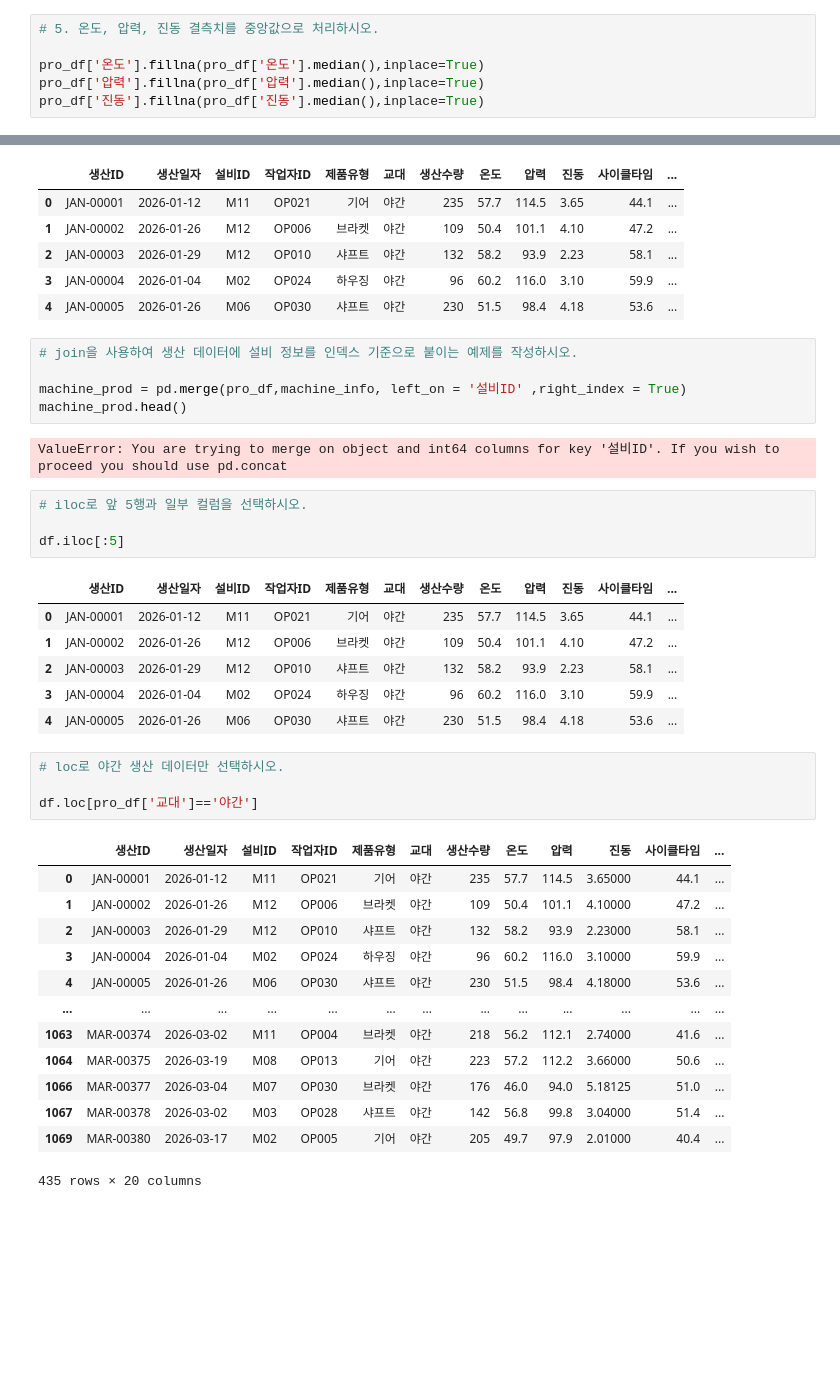
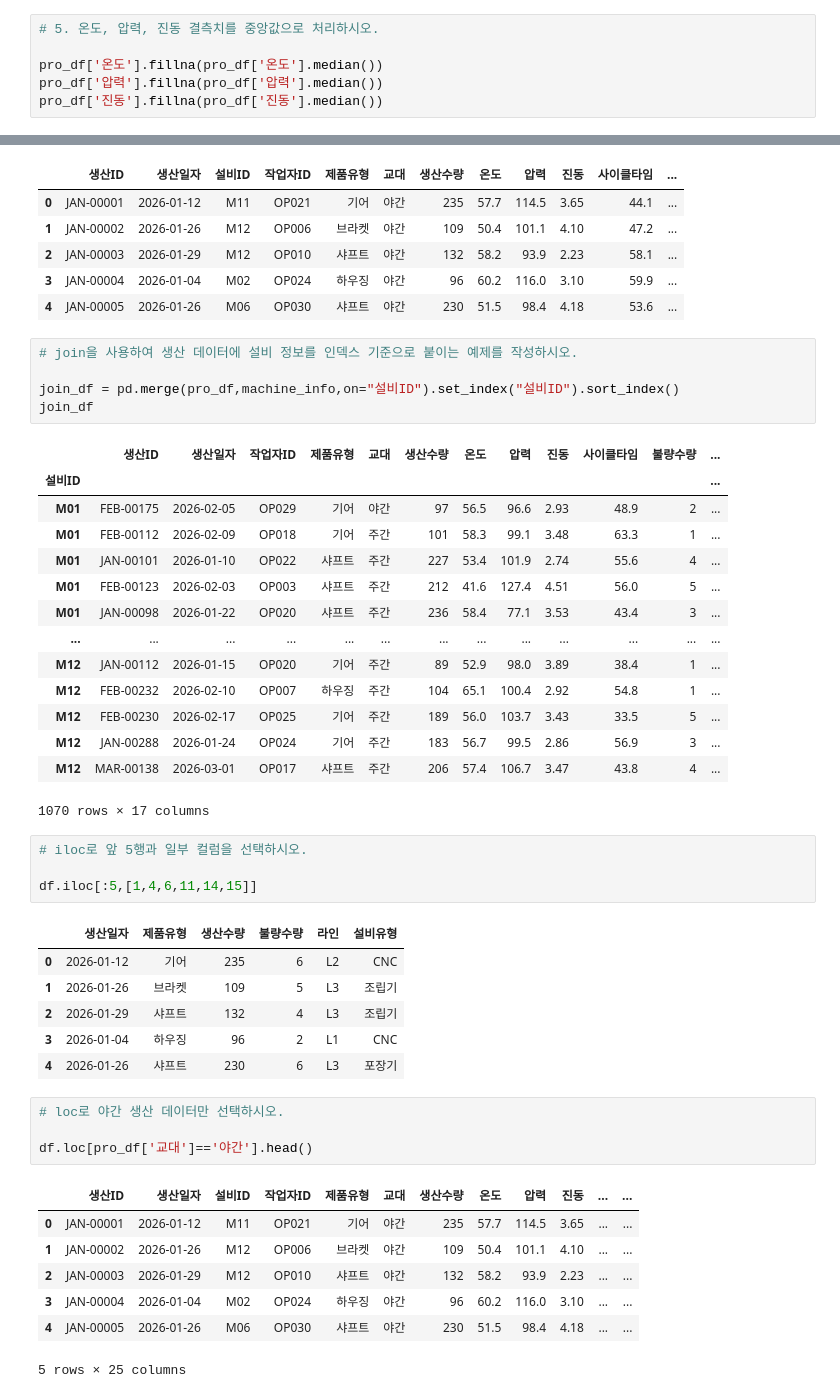
Before and after one commit to hpdice/AI_Industry, a Jupyter notebook: Data_Science/09_[미니프로젝트] DF핸들링.ipynb, the cells around one changed output, grey strips where cells are left out. Saved outputs shown, nothing was run; the diff lists cells and outputs as text; blank space fills up the shorter version.

```diff
--- a/Data_Science/09_[미니프로젝트] DF핸들링.ipynb
+++ b/Data_Science/09_[미니프로젝트] DF핸들링.ipynb
@@ -196,7 +201,7 @@ np.int64(0)
 # %%
 # 5. 온도, 압력, 진동 결측치를 중앙값으로 처리하시오.
 
-pro_df['온도'].fillna(pro_df['온도'].median(),inplace=True)
-pro_df['압력'].fillna(pro_df['압력'].median(),inplace=True)
-pro_df['진동'].fillna(pro_df['진동'].median(),inplace=True)
+pro_df['온도'].fillna(pro_df['온도'].median())
+pro_df['압력'].fillna(pro_df['압력'].median())
+pro_df['진동'].fillna(pro_df['진동'].median())
 # %% [output]
@@ -413,39 +412,46 @@ df.head()
 # %%
 # join을 사용하여 생산 데이터에 설비 정보를 인덱스 기준으로 붙이는 예제를 작성하시오.
 
-machine_prod = pd.merge(pro_df,machine_info, left_on = '설비ID' ,right_index = True)
-machine_prod.head()
+join_df = pd.merge(pro_df,machine_info,on="설비ID").set_index("설비ID").sort_index()
+join_df
 # %% [output]
+|  | 생산ID | 생산일자 | 작업자ID | 제품유형 | 교대 | 생산수량 | 온도 | 압력 | 진동 | 사이클타임 | 불량수량 | ... |
+| 설비ID |  |  |  |  |  |  |  |  |  |  |  | ... |
+| M01 | FEB-00175 | 2026-02-05 | OP029 | 기어 | 야간 | 97 | 56.5 | 96.6 | 2.93 | 48.9 | 2 | ... |
+| M01 | FEB-00112 | 2026-02-09 | OP018 | 기어 | 주간 | 101 | 58.3 | 99.1 | 3.48 | 63.3 | 1 | ... |
+| M01 | JAN-00101 | 2026-01-10 | OP022 | 샤프트 | 주간 | 227 | 53.4 | 101.9 | 2.74 | 55.6 | 4 | ... |
+| M01 | FEB-00123 | 2026-02-03 | OP003 | 샤프트 | 주간 | 212 | 41.6 | 127.4 | 4.51 | 56.0 | 5 | ... |
+| M01 | JAN-00098 | 2026-01-22 | OP020 | 샤프트 | 주간 | 236 | 58.4 | 77.1 | 3.53 | 43.4 | 3 | ... |
+| ... | ... | ... | ... | ... | ... | ... | ... | ... | ... | ... | ... | ... |
+| M12 | JAN-00112 | 2026-01-15 | OP020 | 기어 | 주간 | 89 | 52.9 | 98.0 | 3.89 | 38.4 | 1 | ... |
+| M12 | FEB-00232 | 2026-02-10 | OP007 | 하우징 | 주간 | 104 | 65.1 | 100.4 | 2.92 | 54.8 | 1 | ... |
+| M12 | FEB-00230 | 2026-02-17 | OP025 | 기어 | 주간 | 189 | 56.0 | 103.7 | 3.43 | 33.5 | 5 | ... |
+| M12 | JAN-00288 | 2026-01-24 | OP024 | 기어 | 주간 | 183 | 56.7 | 99.5 | 2.86 | 56.9 | 3 | ... |
+| M12 | MAR-00138 | 2026-03-01 | OP017 | 샤프트 | 주간 | 206 | 57.4 | 106.7 | 3.47 | 43.8 | 4 | ... |
-ValueError: You are trying to merge on object and int64 columns for key '설비ID'. If you wish to proceed you should use pd.concat
+1070 rows × 17 columns
 # %%
 # iloc로 앞 5행과 일부 컬럼을 선택하시오.
 
-df.iloc[:5]
+df.iloc[:5,[1,4,6,11,14,15]]
 # %% [output]
-|  | 생산ID | 생산일자 | 설비ID | 작업자ID | 제품유형 | 교대 | 생산수량 | 온도 | 압력 | 진동 | 사이클타임 | ... |
-| 0 | JAN-00001 | 2026-01-12 | M11 | OP021 | 기어 | 야간 | 235 | 57.7 | 114.5 | 3.65 | 44.1 | ... |
-| 1 | JAN-00002 | 2026-01-26 | M12 | OP006 | 브라켓 | 야간 | 109 | 50.4 | 101.1 | 4.10 | 47.2 | ... |
-| 2 | JAN-00003 | 2026-01-29 | M12 | OP010 | 샤프트 | 야간 | 132 | 58.2 | 93.9 | 2.23 | 58.1 | ... |
-| 3 | JAN-00004 | 2026-01-04 | M02 | OP024 | 하우징 | 야간 | 96 | 60.2 | 116.0 | 3.10 | 59.9 | ... |
-| 4 | JAN-00005 | 2026-01-26 | M06 | OP030 | 샤프트 | 야간 | 230 | 51.5 | 98.4 | 4.18 | 53.6 | ... |
+|  | 생산일자 | 제품유형 | 생산수량 | 불량수량 | 라인 | 설비유형 |
+| 0 | 2026-01-12 | 기어 | 235 | 6 | L2 | CNC |
+| 1 | 2026-01-26 | 브라켓 | 109 | 5 | L3 | 조립기 |
+| 2 | 2026-01-29 | 샤프트 | 132 | 4 | L3 | 조립기 |
+| 3 | 2026-01-04 | 하우징 | 96 | 2 | L1 | CNC |
+| 4 | 2026-01-26 | 샤프트 | 230 | 6 | L3 | 포장기 |
 # %%
 # loc로 야간 생산 데이터만 선택하시오.
 
-df.loc[pro_df['교대']=='야간']
+df.loc[pro_df['교대']=='야간'].head()
 # %% [output]
-|  | 생산ID | 생산일자 | 설비ID | 작업자ID | 제품유형 | 교대 | 생산수량 | 온도 | 압력 | 진동 | 사이클타임 | ... |
-| 0 | JAN-00001 | 2026-01-12 | M11 | OP021 | 기어 | 야간 | 235 | 57.7 | 114.5 | 3.65000 | 44.1 | ... |
-| 1 | JAN-00002 | 2026-01-26 | M12 | OP006 | 브라켓 | 야간 | 109 | 50.4 | 101.1 | 4.10000 | 47.2 | ... |
-| 2 | JAN-00003 | 2026-01-29 | M12 | OP010 | 샤프트 | 야간 | 132 | 58.2 | 93.9 | 2.23000 | 58.1 | ... |
-| 3 | JAN-00004 | 2026-01-04 | M02 | OP024 | 하우징 | 야간 | 96 | 60.2 | 116.0 | 3.10000 | 59.9 | ... |
-| 4 | JAN-00005 | 2026-01-26 | M06 | OP030 | 샤프트 | 야간 | 230 | 51.5 | 98.4 | 4.18000 | 53.6 | ... |
-| ... | ... | ... | ... | ... | ... | ... | ... | ... | ... | ... | ... | ... |
-| 1063 | MAR-00374 | 2026-03-02 | M11 | OP004 | 브라켓 | 야간 | 218 | 56.2 | 112.1 | 2.74000 | 41.6 | ... |
-| 1064 | MAR-00375 | 2026-03-19 | M08 | OP013 | 기어 | 야간 | 223 | 57.2 | 112.2 | 3.66000 | 50.6 | ... |
-| 1066 | MAR-00377 | 2026-03-04 | M07 | OP030 | 브라켓 | 야간 | 176 | 46.0 | 94.0 | 5.18125 | 51.0 | ... |
-| 1067 | MAR-00378 | 2026-03-02 | M03 | OP028 | 샤프트 | 야간 | 142 | 56.8 | 99.8 | 3.04000 | 51.4 | ... |
-| 1069 | MAR-00380 | 2026-03-17 | M02 | OP005 | 기어 | 야간 | 205 | 49.7 | 97.9 | 2.01000 | 40.4 | ... |
+|  | 생산ID | 생산일자 | 설비ID | 작업자ID | 제품유형 | 교대 | 생산수량 | 온도 | 압력 | 진동 | ... | ... |
+| 0 | JAN-00001 | 2026-01-12 | M11 | OP021 | 기어 | 야간 | 235 | 57.7 | 114.5 | 3.65 | ... | ... |
+| 1 | JAN-00002 | 2026-01-26 | M12 | OP006 | 브라켓 | 야간 | 109 | 50.4 | 101.1 | 4.10 | ... | ... |
+| 2 | JAN-00003 | 2026-01-29 | M12 | OP010 | 샤프트 | 야간 | 132 | 58.2 | 93.9 | 2.23 | ... | ... |
+| 3 | JAN-00004 | 2026-01-04 | M02 | OP024 | 하우징 | 야간 | 96 | 60.2 | 116.0 | 3.10 | ... | ... |
+| 4 | JAN-00005 | 2026-01-26 | M06 | OP030 | 샤프트 | 야간 | 230 | 51.5 | 98.4 | 4.18 | ... | ... |
-435 rows × 20 columns
+5 rows × 25 columns
 # %%
 # 양품수량, 불량률, 설비연식, 고불량여부 변수를 생성하시오.
 
```
Also changed, not shown: parts of 18 cells of this notebook, 3 other files.
